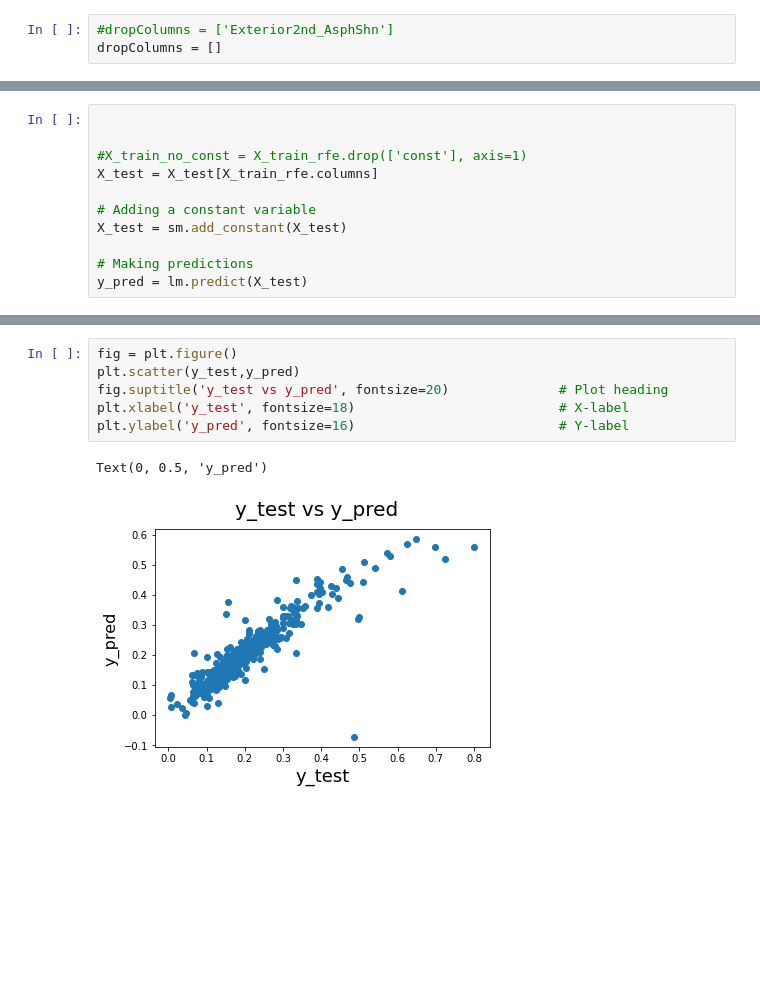
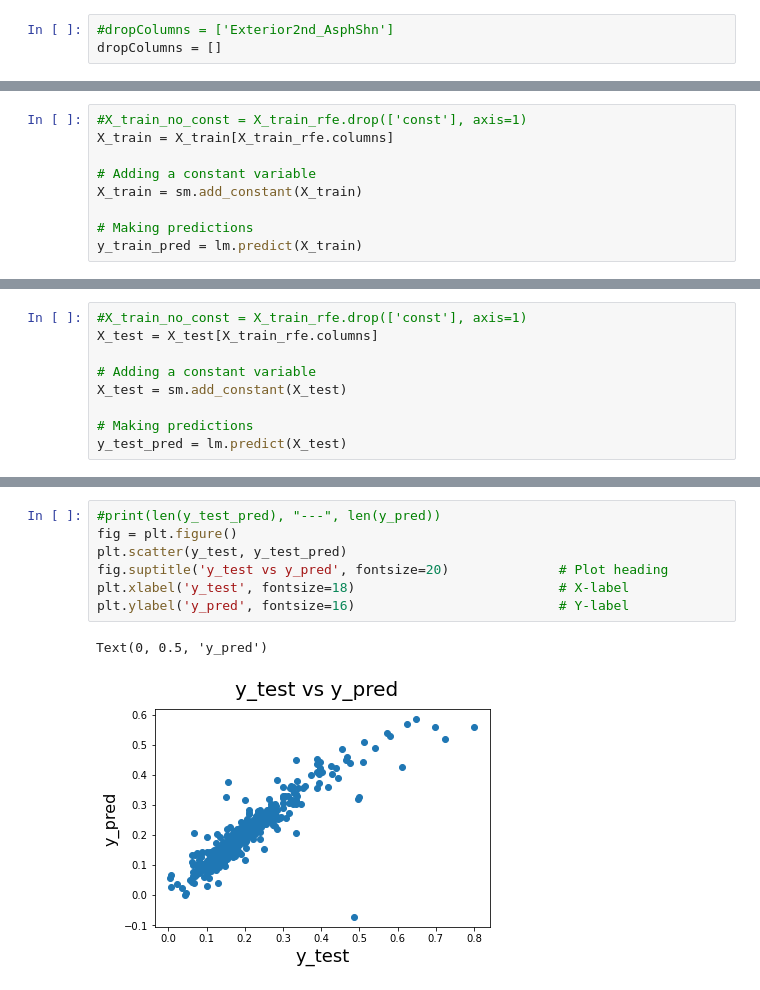
Before and after one commit to Kumaraguru-Muthuraj/_AIML_Code, a Jupyter notebook: _PythonNotebooks/_Course4_Machine_Learning_2/Mod2_Advanced_Regression_Assignment/SurpriseHousingAssignment.ipynb, the cells around one changed output, grey strips where cells are left out. Saved outputs shown, nothing was run; the diff lists cells and outputs as text; blank space fills up the shorter version.

```diff
--- a/_PythonNotebooks/_Course4_Machine_Learning_2/Mod2_Advanced_Regression_Assignment/SurpriseHousingAssignment.ipynb
+++ b/_PythonNotebooks/_Course4_Machine_Learning_2/Mod2_Advanced_Regression_Assignment/SurpriseHousingAssignment.ipynb
@@ -620,0 +622,9 @@ Index(['MSSubClass', 'OverallQual', 'OverallCond', 'YearBuilt', 'BsmtFinSF1',
+# %%
+#X_train_no_const = X_train_rfe.drop(['const'], axis=1)
+X_train = X_train[X_train_rfe.columns]
+
+# Adding a constant variable
+X_train = sm.add_constant(X_train)
+
+# Making predictions
+y_train_pred = lm.predict(X_train)
@@ -621,6 +653,4 @@ Index(['MSSubClass', 'OverallQual', 'OverallCond', 'YearBuilt', 'BsmtFinSF1',
 # %%
-
-
 #X_train_no_const = X_train_rfe.drop(['const'], axis=1)
 X_test = X_test[X_train_rfe.columns]
 
@@ -628,4 +658,4 @@ X_test = X_test[X_train_rfe.columns]
 X_test = sm.add_constant(X_test)
 
 # Making predictions
-y_pred = lm.predict(X_test)
+y_test_pred = lm.predict(X_test)
@@ -632,9 +684,10 @@ y_pred = lm.predict(X_test)
 # %%
+#print(len(y_test_pred), "---", len(y_pred))
 fig = plt.figure()
-plt.scatter(y_test,y_pred)
+plt.scatter(y_test, y_test_pred)
 fig.suptitle('y_test vs y_pred', fontsize=20)              # Plot heading
 plt.xlabel('y_test', fontsize=18)                          # X-label
 plt.ylabel('y_pred', fontsize=16)                          # Y-label
 # %% [output]
 Text(0, 0.5, 'y_pred')
-[figure, old version]
+[figure, new version]
```
Also changed, not shown: parts of 10 cells of this notebook.
